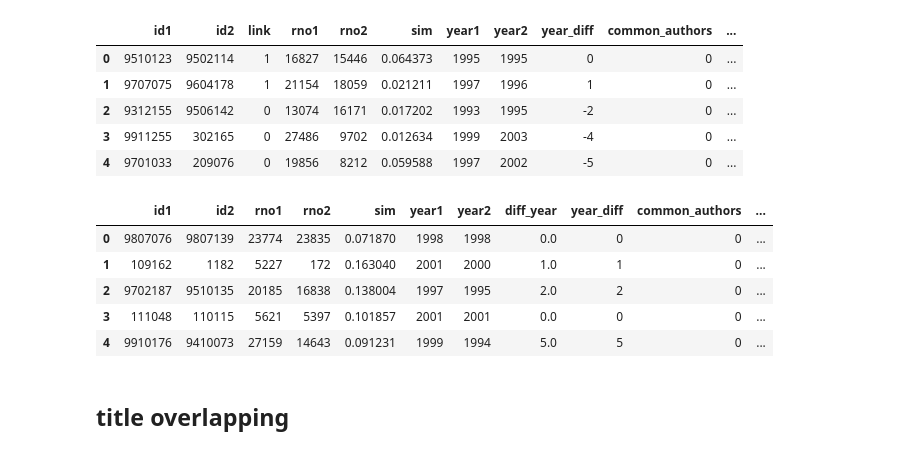
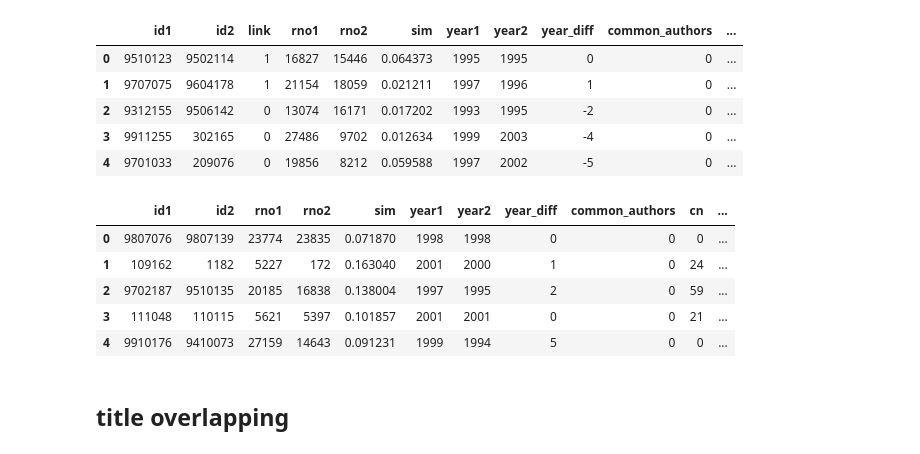
Before and after one commit to SWKG21/NLP-Class-Project1, a Jupyter notebook: features.ipynb, the cells around one changed output. Cells and saved outputs as stored; diff of their text form; code cells hidden in the pictures.

```diff
--- a/features.ipynb
+++ b/features.ipynb
@@ -131,6 +131,6 @@ train_graph.head()
 # %%
-test_graph = pd.read_csv('test_by_nx.csv', index_col=0)
-test_graph['pred'] = test_graph.apply(lambda row: 1 if (row['pred_rai']+row['pred_aai']+row['pred_jc'])>1 else 0,
-                                        axis=1)
+test_graph = pd.read_csv('test_by_nx.csv')
+test_graph['pred'] = test_graph.apply(lambda row: 1 if (row['pred_cn']+row['pred_rai']+row['pred_aai']+row['pred_jc'])>1 else 0,
+                                      axis=1)
 test_graph.head()
 # %% [output]
@@ -151,15 +153,17 @@ train.head()
 | 3 | 9911255 | 302165 | 0 | 27486 | 9702 | 0.012634 | 1999 | 2003 | -4 | 0 | ... |
 | 4 | 9701033 | 209076 | 0 | 19856 | 8212 | 0.059588 | 1997 | 2002 | -5 | 0 | ... |
 # %%
-test['graph_pred'] = test_graph['pred']
+# test['graph_pred'] = test_graph['pred']
+test['cn'] = test_graph['cn']
+test['aai'] = test_graph['aai']
 test.head()
 # %% [output]
-|  | id1 | id2 | rno1 | rno2 | sim | year1 | year2 | diff_year | year_diff | common_authors | ... |
-| 0 | 9807076 | 9807139 | 23774 | 23835 | 0.071870 | 1998 | 1998 | 0.0 | 0 | 0 | ... |
-| 1 | 109162 | 1182 | 5227 | 172 | 0.163040 | 2001 | 2000 | 1.0 | 1 | 0 | ... |
-| 2 | 9702187 | 9510135 | 20185 | 16838 | 0.138004 | 1997 | 1995 | 2.0 | 2 | 0 | ... |
-| 3 | 111048 | 110115 | 5621 | 5397 | 0.101857 | 2001 | 2001 | 0.0 | 0 | 0 | ... |
-| 4 | 9910176 | 9410073 | 27159 | 14643 | 0.091231 | 1999 | 1994 | 5.0 | 5 | 0 | ... |
+|  | id1 | id2 | rno1 | rno2 | sim | year1 | year2 | year_diff | common_authors | cn | ... |
+| 0 | 9807076 | 9807139 | 23774 | 23835 | 0.071870 | 1998 | 1998 | 0 | 0 | 0 | ... |
+| 1 | 109162 | 1182 | 5227 | 172 | 0.163040 | 2001 | 2000 | 1 | 0 | 24 | ... |
+| 2 | 9702187 | 9510135 | 20185 | 16838 | 0.138004 | 1997 | 1995 | 2 | 0 | 59 | ... |
+| 3 | 111048 | 110115 | 5621 | 5397 | 0.101857 | 2001 | 2001 | 0 | 0 | 21 | ... |
+| 4 | 9910176 | 9410073 | 27159 | 14643 | 0.091231 | 1999 | 1994 | 5 | 0 | 0 | ... |
 # %% [markdown]
 ## title overlapping
 # %%
```
Also changed, not shown: parts of 16 cells of this notebook.
